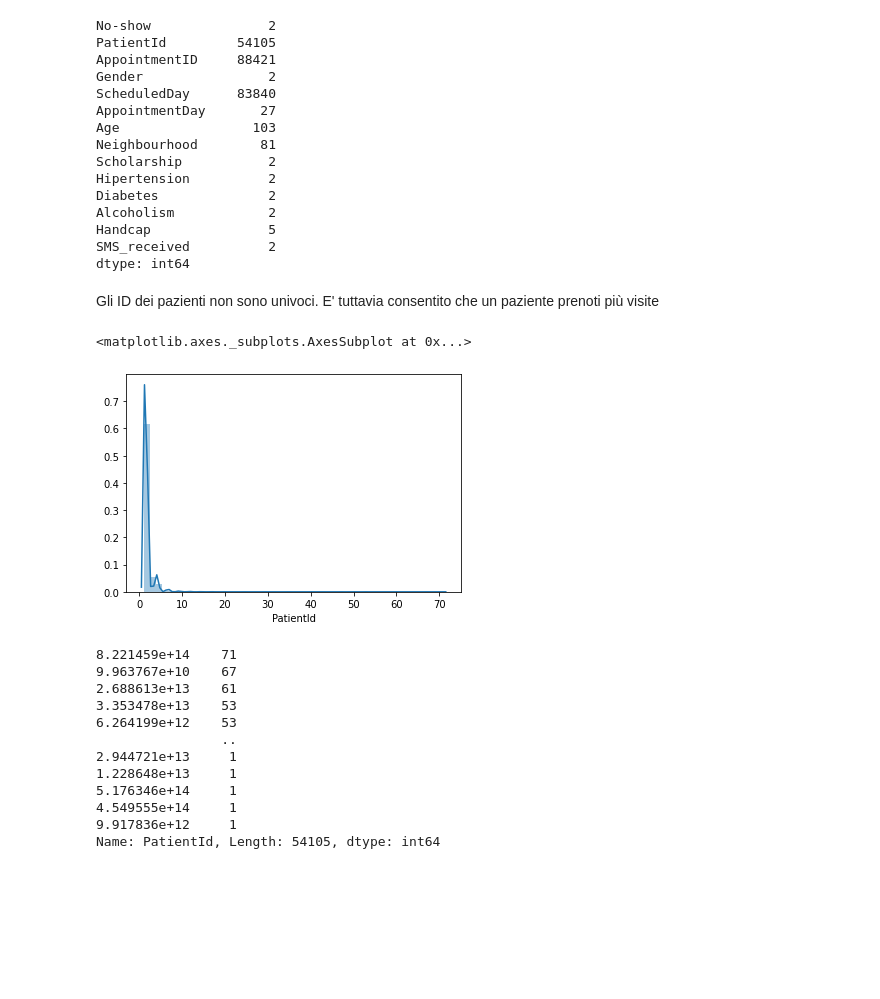
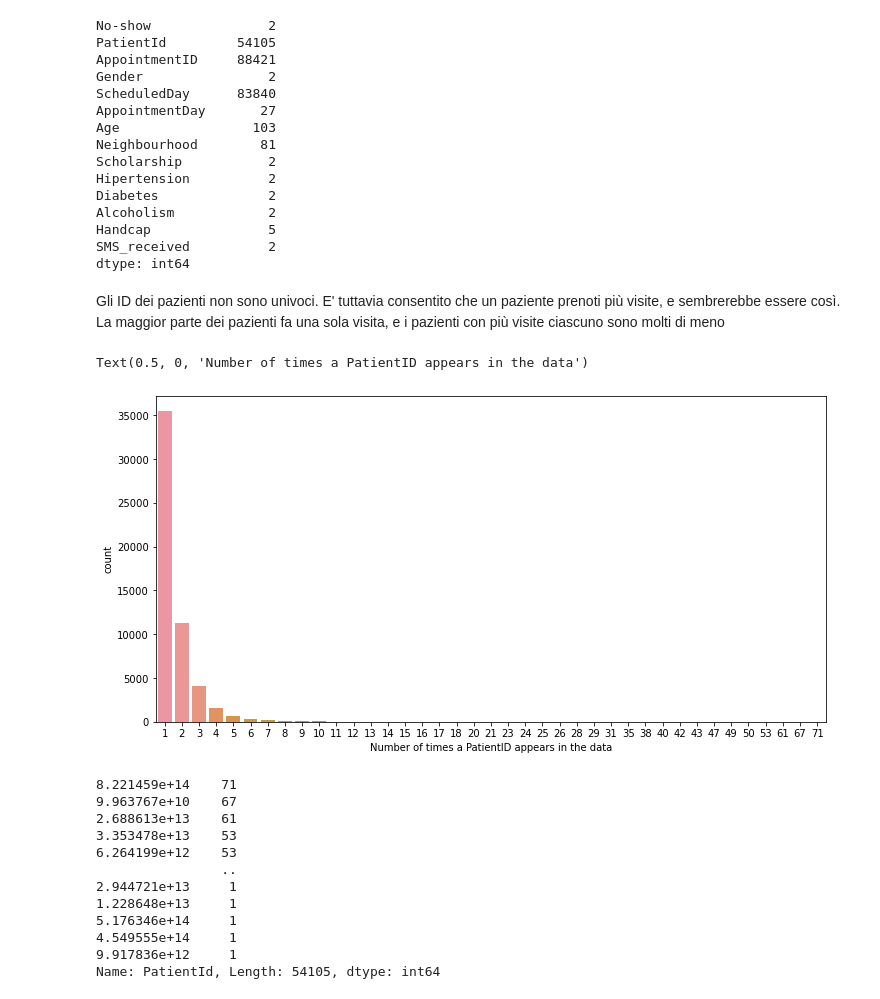
Before and after one commit to ale-pavel/exam-challenge-appointments, a Jupyter notebook: Challenge-appointments-preparation.ipynb, the cells around one changed output. Cells and saved outputs as stored; diff of their text form; code cells hidden in the pictures; blank space fills up the shorter version.

```diff
--- a/Challenge-appointments-preparation.ipynb
+++ b/Challenge-appointments-preparation.ipynb
@@ -93,12 +110,14 @@ Handcap               5
 SMS_received          2
 dtype: int64
 # %% [markdown]
-Gli ID dei pazienti non sono univoci. E' tuttavia consentito che un paziente prenoti più visite
+Gli ID dei pazienti non sono univoci. E' tuttavia consentito che un paziente prenoti più visite, e sembrerebbe essere così. La maggior parte dei pazienti fa una sola visita, e i pazienti con più visite ciascuno sono molti di meno
-# %%
-sns.distplot(appointments.PatientId.value_counts())
-# %% [output]
-<matplotlib.axes._subplots.AxesSubplot at 0x...>
-[figure, removed]
+# %%
+fig = plt.figure(figsize=(12,6))
+sns.countplot(appointments.PatientId.value_counts())
+plt.xlabel('Number of times a PatientID appears in the data')
+# %% [output]
+Text(0.5, 0, 'Number of times a PatientID appears in the data')
+[figure, added]
 # %%
 appointments.PatientId.value_counts()
 # %% [output]
```
Also changed, not shown: parts of 46 cells of this notebook, 1 other file.
